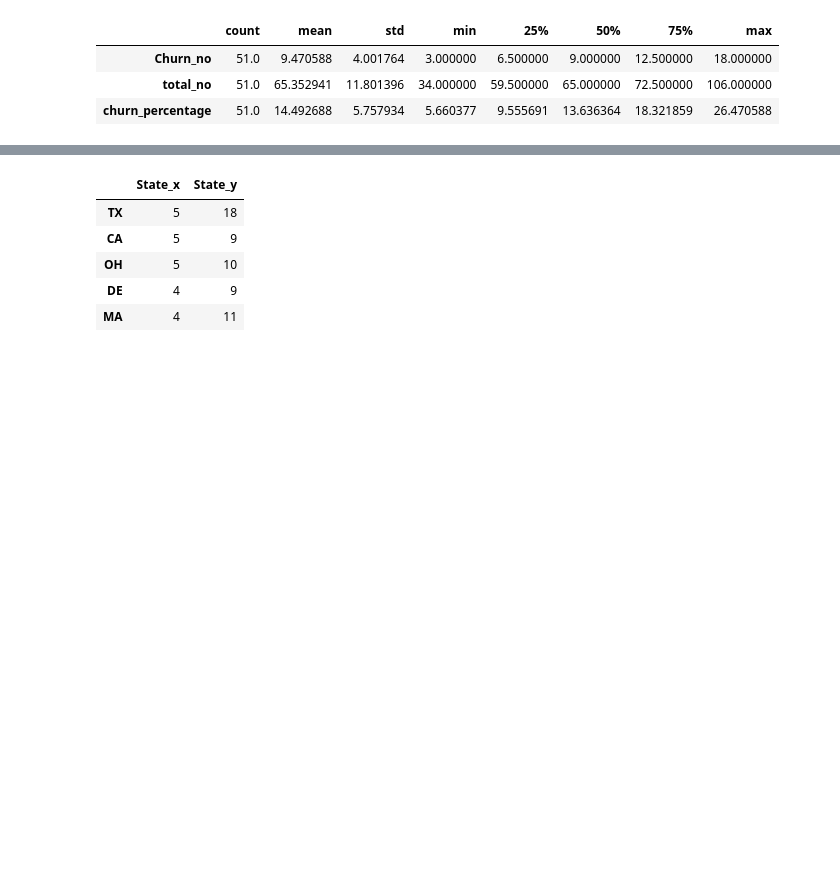
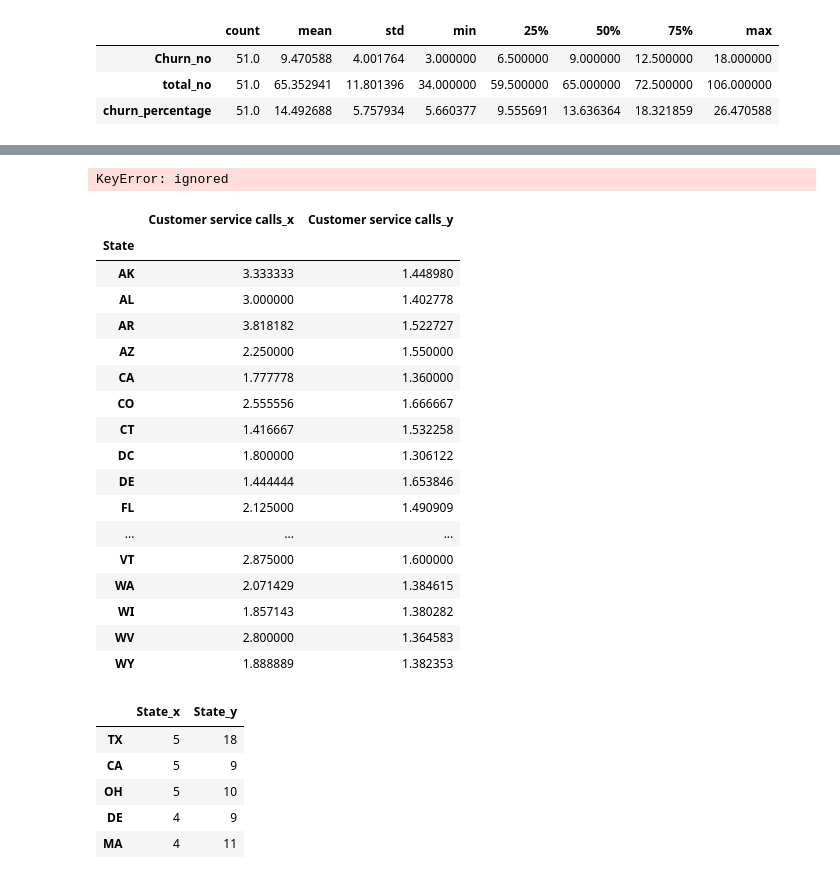
Before and after one commit to Ashvin-Vargez/Telecom-Churn-Analysis-EDA-Project-, a Jupyter notebook: eda_Telecom_Churn_Analysis_Capstone_Project.ipynb, the cells around one changed output, grey strips where cells are left out. Cells and saved outputs as stored; diff of their text form; code cells hidden in the pictures; blank space fills up the shorter version.

```diff
--- a/eda_Telecom_Churn_Analysis_Capstone_Project.ipynb
+++ b/eda_Telecom_Churn_Analysis_Capstone_Project.ipynb
@@ -280,3 +283,29 @@ Name: Customer service calls, dtype: float64
+# %%
+median_calls['calls by loyal cust']>3
+# %% [output]
+KeyError: ignored
+# %%
+mean_calls = pd.merge(df_churn.groupby('State')['Customer service calls'].mean(), df_loyal.groupby('State')['Customer service calls'].mean(), how = 'inner', left_index = True, right_index = True)
+mean_calls
+# %% [output]
+|  | Customer service calls_x | Customer service calls_y |
+| State |  |  |
+| AK | 3.333333 | 1.448980 |
+| AL | 3.000000 | 1.402778 |
+| AR | 3.818182 | 1.522727 |
+| AZ | 2.250000 | 1.550000 |
+| CA | 1.777778 | 1.360000 |
+| CO | 2.555556 | 1.666667 |
+| CT | 1.416667 | 1.532258 |
+| DC | 1.800000 | 1.306122 |
+| DE | 1.444444 | 1.653846 |
+| FL | 2.125000 | 1.490909 |
+| ... | ... | ... |
+| VT | 2.875000 | 1.600000 |
+| WA | 2.071429 | 1.384615 |
+| WI | 1.857143 | 1.380282 |
+| WV | 2.800000 | 1.364583 |
+| WY | 1.888889 | 1.382353 |
 # %%
 # checking customers who have churned without making a customer service call
 df_no_call_churn = df_churn[df_churn['Customer service calls']== 0 ]
```
Also changed, not shown: parts of 2 cells of this notebook.
